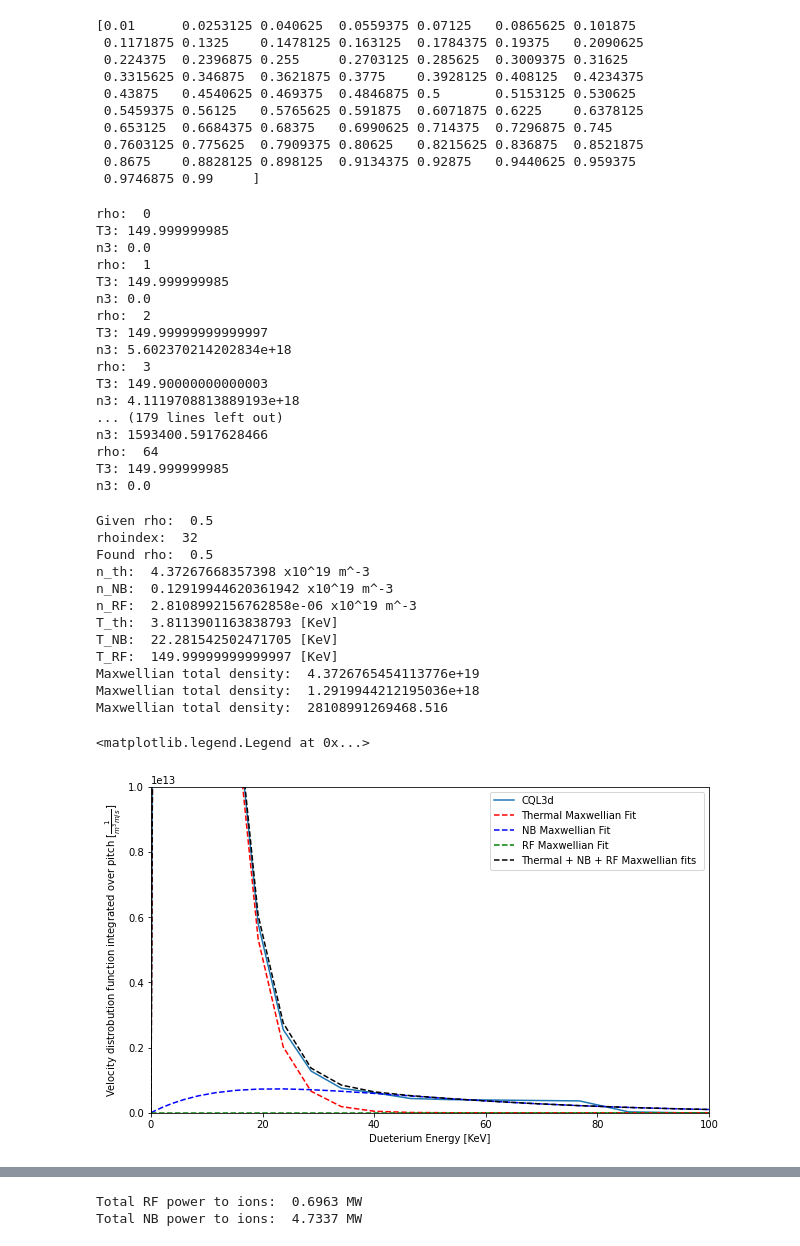
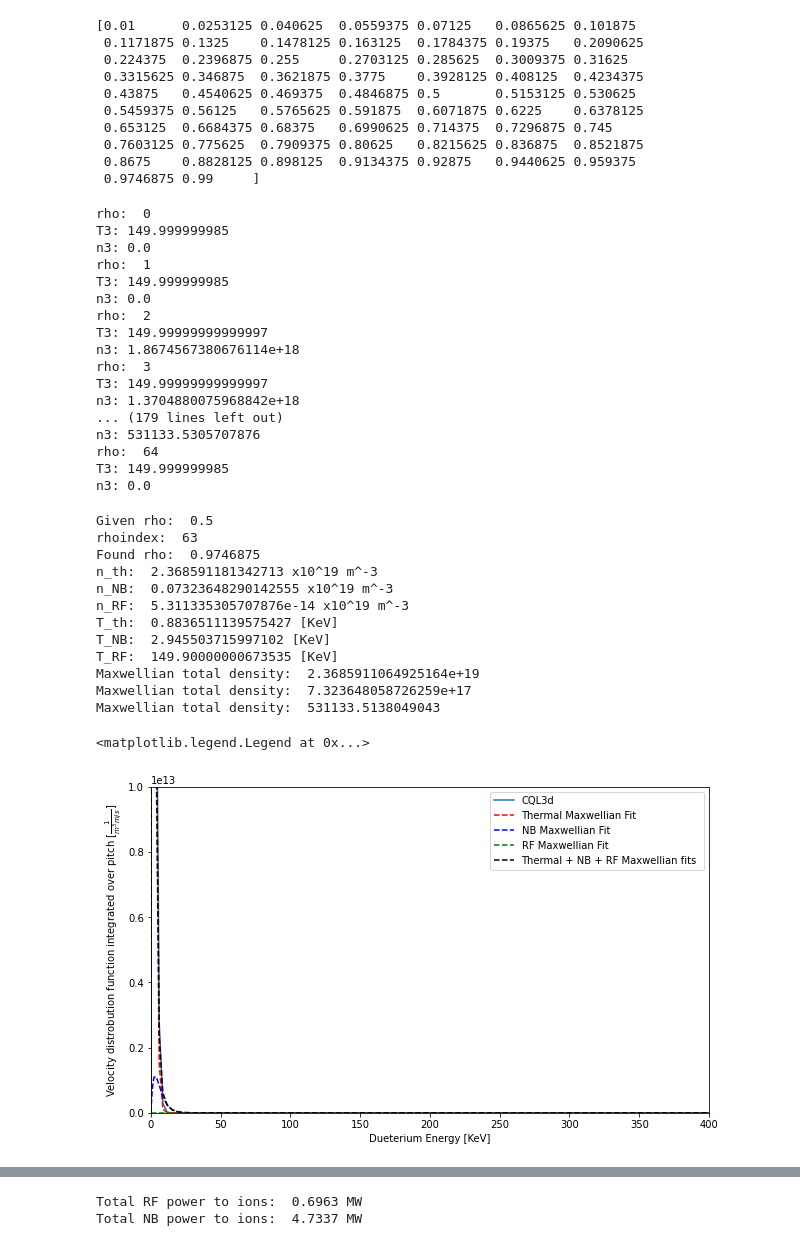
Before and after one commit to vandelij/genray_cql3d_plots, a Jupyter notebook: shots/147634/scan_beam_and_RF/beam_5_RF_testing/make_distrobution.ipynb, the cells around one changed output, grey strips where cells are left out. Drawn from its saved outputs; the diff is of its cells as text; code cells hidden in the pictures.

Commit message:
added seperate denfact for NB and RF

```diff
--- a/shots/147634/scan_beam_and_RF/beam_5_RF_testing/make_distrobution.ipynb
+++ b/shots/147634/scan_beam_and_RF/beam_5_RF_testing/make_distrobution.ipynb
@@ -443,7 +443,8 @@ RF power:  0.7795580349938382 MW/m^3
 [figure]
 # %%
 # Functions for fitting distrobution function
-denfact = 3
+denfact_NB = 5 #3
+denfact_RF = 1
 
 def plot_maxwell_given_n_T_enerkev(n, T, enerkev, plotlog, color, label):
     # T in KeV, n in m^-3
@@ -512,8 +513,8 @@ def maxwellian_fit2(enerkev, n1, T1, T2, T3):
     # print('t_slow_NB: ', t_slow_NB)
     # print('t_slow_RF: ', t_slow_RF)
 
-    n2 = denfact*(2/3)*P_NB*t_slow_NB/T2  #TODO: remove x10
-    n3 = denfact*(2/3)*P_RF*t_slow_RF/T3
+    n2 = denfact_NB*(2/3)*P_NB*t_slow_NB/T2  #TODO: remove x10
+    n3 = denfact_RF*(2/3)*P_RF*t_slow_RF/T3
     #print('>> n2: ', n2)
     n1 = n1*1e19  # m^-3
 
@@ -591,8 +592,8 @@ def fit_three_guassians_to_cql2(enerkev, cql_nc, rhoindex, bounds):
     v3 = np.sqrt(2*T3_J/M)
     t_slow_NB = get_beam_slowing_down_time(v2, T, n, Zb=1, mb=M, mi=M)
     t_slow_RF = get_beam_slowing_down_time(v3, T, n, Zb=1, mb=M, mi=M)
-    n2 = denfact*(2/3)*P_NB*t_slow_NB/T2_J
-    n3 = denfact*(2/3)*P_RF*t_slow_RF/T3_J
+    n2 = denfact_NB*(2/3)*P_NB*t_slow_NB/T2_J
+    n3 = denfact_RF*(2/3)*P_RF*t_slow_RF/T3_J
     print('T3:', T3)
     print('n3:', n3)
     return integrated_over_pitch, n1, T1, n2/1e19, T2, n3/1e19, T3 # TODO: deal with this
@@ -611,7 +612,7 @@ n1U = n
 T1L = 0.8*T
 T1U = 1.2*T
 
-T2L = 4*T #1.5*T
+T2L = 1.5*T#4*T #1.5*T
 T2U = 40
 
 T3L = 140
@@ -767,12 +768,12 @@ T3: 149.999999985
 n3: 0.0
 rho:  2
 T3: 149.99999999999997
-n3: 5.602370214202834e+18
+n3: 1.8674567380676114e+18
 rho:  3
-T3: 149.90000000000003
-n3: 4.1119708813889193e+18
+T3: 149.99999999999997
+n3: 1.3704880075968842e+18
 ... (179 lines left out)
-n3: 1593400.5917628466
+n3: 531133.5305707876
 rho:  64
 T3: 149.999999985
 n3: 0.0
@@ -780,7 +781,7 @@ n3: 0.0
 # plot a distrobution function reconstruction at a given rho
 rho_i = 0.5
 
-rhoindex = np.where(rho - rho_i == min(np.abs(rho-rho_i)))[0][0]
+rhoindex= 63  # = np.where(rho - rho_i == min(np.abs(rho-rho_i)))[0][0]
 print('Given rho: ', rho_i)
 print('rhoindex: ', rhoindex)
 print('Found rho: ', rho[rhoindex])
@@ -793,46 +794,46 @@ T_RF = TRF_array[rhoindex]
 n_th = nth_array[rhoindex]
 n_NB = nNB_array[rhoindex]
 n_RF = nRF_array[rhoindex]
 
 print('n_th: ', n_th, 'x10^19 m^-3')
 print('n_NB: ', n_NB, 'x10^19 m^-3')
 print('n_RF: ', n_RF, 'x10^19 m^-3')
 print('T_th: ', T_th, '[KeV]')
 print('T_NB: ', T_NB, '[KeV]')
 print('T_RF: ', T_RF, '[KeV]')
 
 # get the cql solution
 integrated_over_pitch = integrated_over_pitch_array[rhoindex]
 
 plt.figure(figsize=(10,6))
 plt.plot(enerkev, integrated_over_pitch, label='CQL3d')
 
 max_energy_gridTH, max_TH = plot_maxwell_given_n_T_enerkev(n_th*1e19, T_th, enerkev, plotlog=False, color='red', label='Thermal Maxwellian Fit')
 max_energy_gridNB, max_NB = plot_maxwell_given_n_T_enerkev(n_NB*1e19, T_NB, enerkev, plotlog=False, color='blue', label='NB Maxwellian Fit')
 max_energy_gridRF, max_RF = plot_maxwell_given_n_T_enerkev(n_RF*1e19, T_RF, enerkev, plotlog=False, color='green', label='RF Maxwellian Fit')
 
 
 plt.plot(enerkev,  max_TH + max_NB + max_RF, '--', label='Thermal + NB + RF Maxwellian fits ', color='black')
 plt.xlabel('Dueterium Energy [KeV]')
 plt.ylabel(r'Velocity distrobution function integrated over pitch [$\frac{1}{m^3 m/s}$]')
-plt.xlim(0, 100)
+plt.xlim(0, 400)
 plt.ylim(0, (1e13))
 plt.legend()
 # %% [output]
 Given rho:  0.5
-rhoindex:  32
-Found rho:  0.5
-n_th:  4.37267668357398 x10^19 m^-3
-n_NB:  0.12919944620361942 x10^19 m^-3
-n_RF:  2.8108992156762858e-06 x10^19 m^-3
-T_th:  3.8113901163838793 [KeV]
-T_NB:  22.281542502471705 [KeV]
-T_RF:  149.99999999999997 [KeV]
-Maxwellian total density:  4.3726765454113776e+19
-Maxwellian total density:  1.2919944212195036e+18
-Maxwellian total density:  28108991269468.516
+rhoindex:  63
+Found rho:  0.9746875
+n_th:  2.368591181342713 x10^19 m^-3
+n_NB:  0.07323648290142555 x10^19 m^-3
+n_RF:  5.311335305707876e-14 x10^19 m^-3
+T_th:  0.8836511139575427 [KeV]
+T_NB:  2.945503715997102 [KeV]
+T_RF:  149.90000000673535 [KeV]
+Maxwellian total density:  2.3685911064925164e+19
+Maxwellian total density:  7.323648058726259e+17
+Maxwellian total density:  531133.5138049043
 <matplotlib.legend.Legend at 0x...>
-[figure, old version]
+[figure, new version]
 # %%
 # plot the thermal, neutral beam, and RF density and temperature
 fig, axs = plt.subplots(3, 3, figsize=(20, 15))
```
Also changed, not shown: parts of 3 cells of this notebook.
